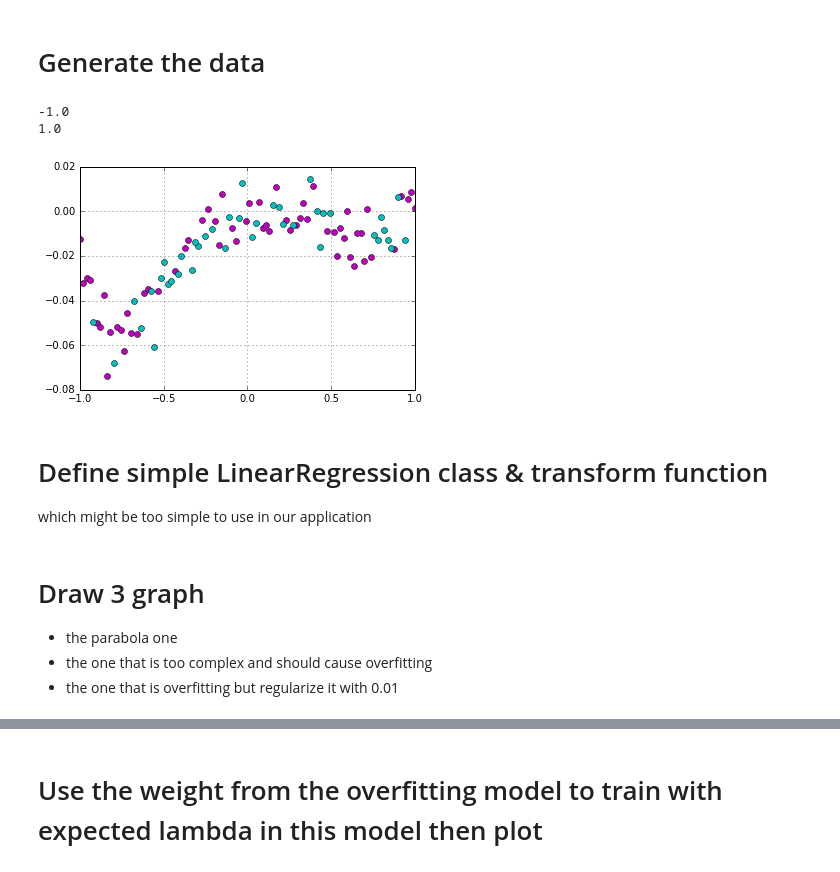
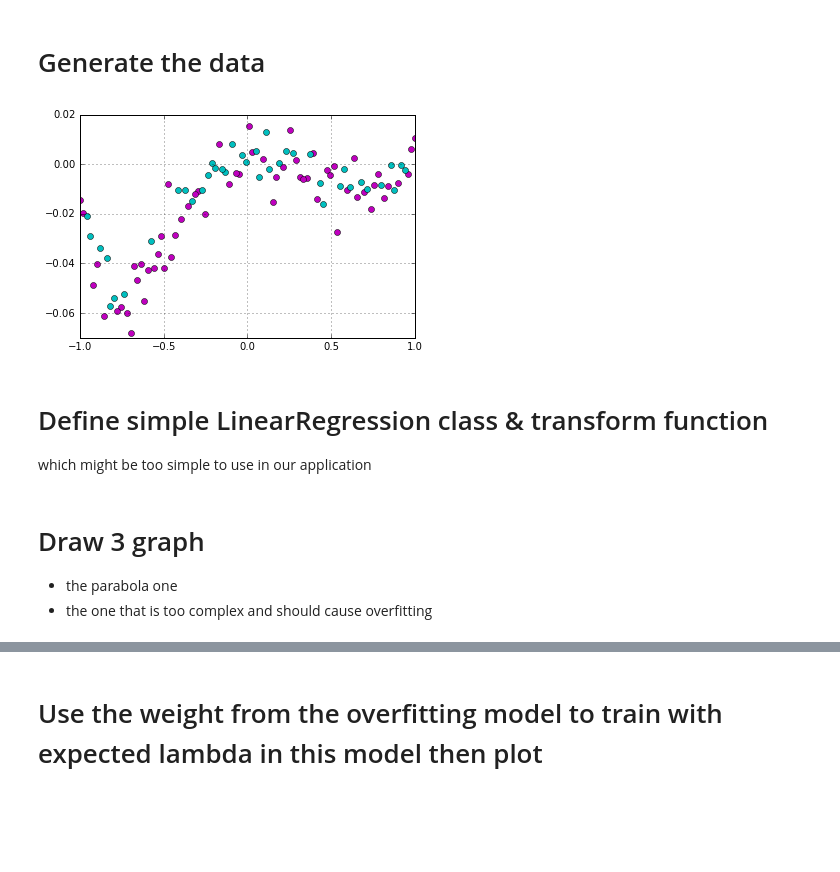
Before and after one commit to robroooh/ipynb_container, a Jupyter notebook: Regularization.ipynb, the cells around one changed output, grey strips where cells are left out. Drawn from its saved outputs; the diff is of its cells as text; code cells hidden in the pictures; blank space fills up the shorter version.

```diff
--- a/Regularization.ipynb
+++ b/Regularization.ipynb
@@ -9,29 +9,28 @@ import random
 # %%
 # x_all = np.array([ 0.1       ,  0.56666667,  1.03333333,  1.5       ,  1.96666667,2.43333333,  2.9       ])
 # y_all = np.array([ 3.13640523,  1.83109539,  1.31565158,  0.77591068,  1.40453358,1.77338332,  3.05500884])
+def gen_data(num):
+    x_all = np.linspace(-1.0, 1.0, num=num)
+    np.random.shuffle(x_all)
+    y_all = .01*x_all-.09*x_all**2+.08*x_all**3-.0003*x_all**4-.08*x_all**5+0.0900*x_all**6 + 0.0025*np.random.normal(loc=0.0, scale=3.0, size=100)
 
-x_all = np.linspace(-1.0, 1.0, num=100)
-np.random.shuffle(x_all)
-y_all = .01*x_all-.09*x_all**2+.08*x_all**3-.0003*x_all**4-.08*x_all**5+0.0900*x_all**6 + 0.0025*np.random.normal(loc=0.0, scale=3.0, size=100)
+    x_all *= 1
+    y_all *= 1
 
-x_all *= 1
-y_all *= 1
+    x_train = x_all[:60]
+    y_train = y_all[:60]
+    x_test = x_all[60:]
+    y_test = y_all[60:]
 
-x_train = x_all[:60]
-y_train = y_all[:60]
-x_test = x_all[60:]
-y_test = y_all[60:]
+    return (x_train,y_train),(x_test,y_test)
 
+(x_train,y_train),(x_test,y_test) = gen_data(100)
 plt.plot(x_train, y_train, 'mo')
 plt.plot(x_test, y_test, 'co')
 
 plt.grid(True)
-print np.amin(x_all)
-print np.amax(x_all)
 # %% [output]
--1.0
-1.0
-[figure, old version]
+[figure, new version]
 # %% [markdown]
 # Define simple LinearRegression class & transform function
 which might be too simple to use in our application
@@ -114,5 +91,4 @@ class LinearRegression:
 # Draw 3 graph
  - the parabola one
  - the one that is too complex and should cause overfitting
- - the one that is overfitting but regularize it with 0.01
 # %%
```
Also changed, not shown: parts of 10 cells of this notebook.
